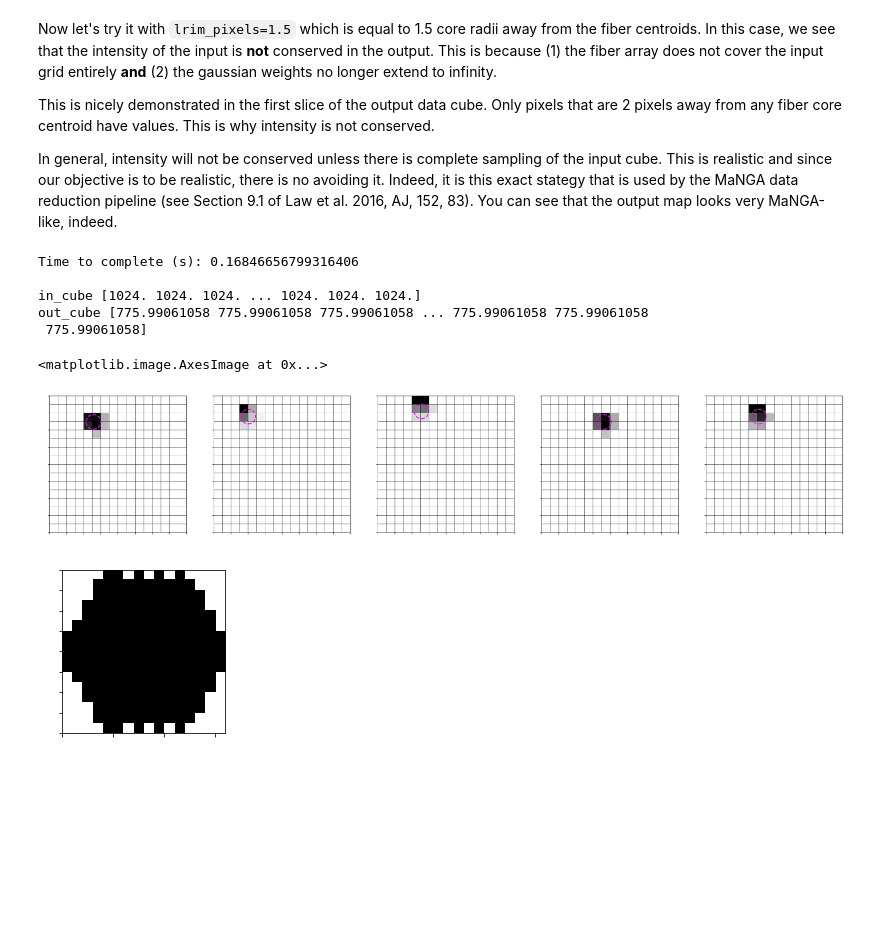
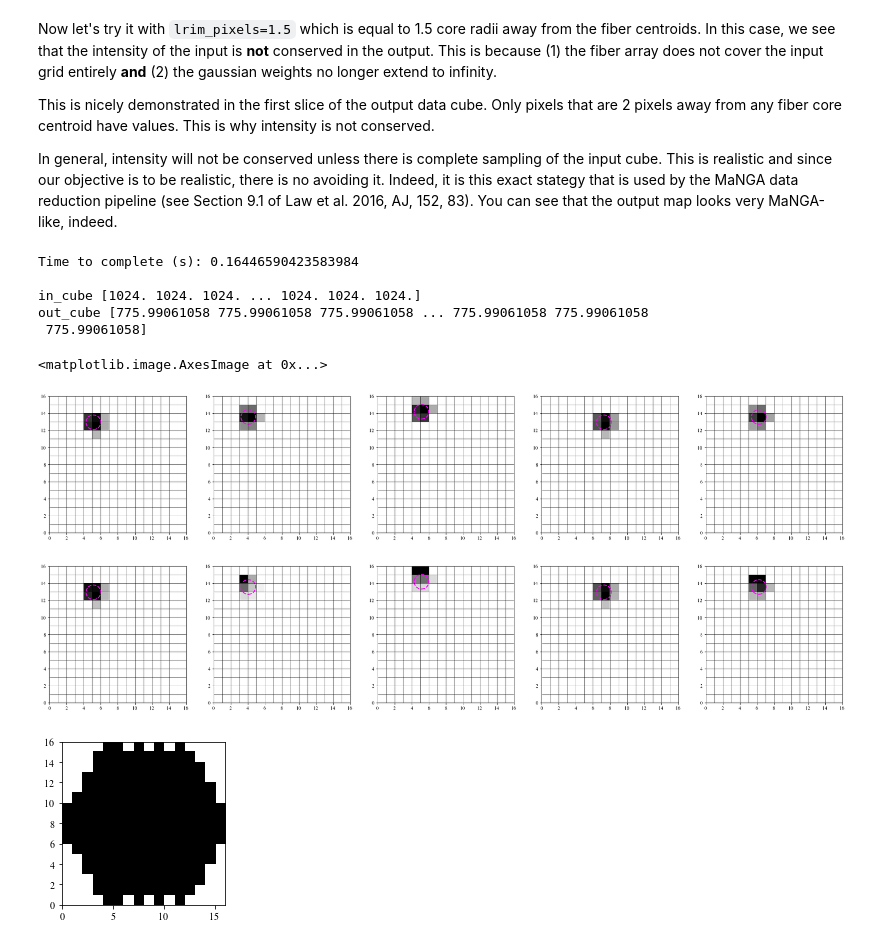
Before and after one commit to cbottrell/RealSim-IFS, a Jupyter notebook: Fiber_application.ipynb, the cells around one changed output. Saved outputs shown, nothing was run; the diff lists cells and outputs as text; code cells hidden in the pictures; blank space fills up the shorter version.

```diff
--- a/Fiber_application.ipynb
+++ b/Fiber_application.ipynb
@@ -2830,7 +2416,7 @@ core_x_pixels,core_y_pixels,core_diameter_pixels = Change_Coords(xc_cores_pixels
                                                                  input_grid_dims=(data_shape,data_shape),
                                                                  output_grid_dims=output_grid_dims)
 print("Time to complete (s):",time.time()-start,'\n')
-fig,axarr = plt.subplots(1,5,figsize=(30,6))
+fig,axarr = plt.subplots(1,5,figsize=(25,5))
 
 for i in np.arange(5):
     ax = axarr[i]
@@ -2876,6 +2462,26 @@ for i in np.arange(5):
         ax.axhline(j,c='black',lw=0.5)
         ax.axvline(j,c='black',lw=0.5)
 
+fig,axarr = plt.subplots(1,5,figsize=(15,3))
+
+alpha = 1./(np.pi*(core_diameter_pixels/2)**2)
+normalization = np.sum(weight_map,axis=0)
+normalization[normalization==0]=np.nan
+weight_map/=normalization
+weight_map*=alpha
+weight_map[np.isnan(weight_map)]=0
+
+for i in np.arange(5):
+    ax = axarr[i]
+    ax.imshow(weight_map[i],cmap='Greys',extent=(0,output_grid_dims[1],0,output_grid_dims[0]),
+              origin='lower',vmin=0)
+    core = Circle(xy=(core_x_pixels[i],core_y_pixels[i]),radius=core_diameter_pixels/2,
+                  transform=ax.transData,edgecolor='magenta',facecolor='None',linewidth=2,linestyle='dashed')
+    ax.add_artist(core)
+    for j in range(output_grid_dims[0]):
+        ax.axhline(j,c='black',lw=0.5)
+        ax.axvline(j,c='black',lw=0.5)
+
 fig,ax = plt.subplots(figsize=(3,3))
 ax.imshow(out_cube[0],cmap='Greys',extent=(0,output_grid_dims[1],0,output_grid_dims[0]),
               origin='lower',vmin=0,vmax=1)
@@ -2901,33 +2508,54 @@ out_cube,weight_map = Fiber_to_Grid(core_arrays,core_x_pixels,core_y_pixels,core
                     grid_dimensions_pixels=output_grid_dims,use_gaussian_weights=True,
                     gaussian_sigma_pixels=1.,rlim_pixels=1.5)
 
 print("Time to complete (s):",time.time()-start,'\n')
 
 print("in_cube", np.sum(data,axis=(1,2)))
 print("out_cube", np.sum(out_cube,axis=(1,2)))
 
 fig,axarr = plt.subplots(1,5,figsize=(30,6))
 
 for i in np.arange(5):
     ax = axarr[i]
     ax.imshow(weight_map[i],cmap='Greys',extent=(0,output_grid_dims[1],0,output_grid_dims[0]),
               origin='lower',vmin=0)
     core = Circle(xy=(core_x_pixels[i],core_y_pixels[i]),radius=core_diameter_pixels/2,
                   transform=ax.transData,edgecolor='magenta',facecolor='None',linewidth=2,linestyle='dashed')
     ax.add_artist(core)
     for j in range(output_grid_dims[0]):
         ax.axhline(j,c='black',lw=0.5)
         ax.axvline(j,c='black',lw=0.5)
 
+fig,axarr = plt.subplots(1,5,figsize=(30,6))
+
+alpha = 1./(np.pi*(core_diameter_pixels/2)**2)
+normalization = np.sum(weight_map,axis=0)
+normalization[normalization==0]=np.nan
+weight_map/=normalization
+weight_map*=alpha
+weight_map[np.isnan(weight_map)]=0
+
+for i in np.arange(5):
+    ax = axarr[i]
+    ax.imshow(weight_map[i],cmap='Greys',extent=(0,output_grid_dims[1],0,output_grid_dims[0]),
+              origin='lower',vmin=0)
+    core = Circle(xy=(core_x_pixels[i],core_y_pixels[i]),radius=core_diameter_pixels/2,
+                  transform=ax.transData,edgecolor='magenta',facecolor='None',linewidth=2,linestyle='dashed')
+    ax.add_artist(core)
+    for j in range(output_grid_dims[0]):
+        ax.axhline(j,c='black',lw=0.5)
+        ax.axvline(j,c='black',lw=0.5)
+
 fig,ax = plt.subplots(figsize=(3,3))
 ax.imshow(out_cube[0],cmap='Greys',extent=(0,output_grid_dims[1],0,output_grid_dims[0]),
           origin='lower',vmin=0)
 # %% [output]
-Time to complete (s): 0.16846656799316406
+Time to complete (s): 0.16446590423583984
 
 in_cube [1024. 1024. 1024. ... 1024. 1024. 1024.]
 out_cube [775.99061058 775.99061058 775.99061058 ... 775.99061058 775.99061058
  775.99061058]
 <matplotlib.image.AxesImage at 0x...>
-[figure, old version]
+[figure, new version]
-[figure, old version]
+[figure, new version]
+[figure, added]
```
Also changed, not shown: parts of 12 cells of this notebook, 4 other files.
